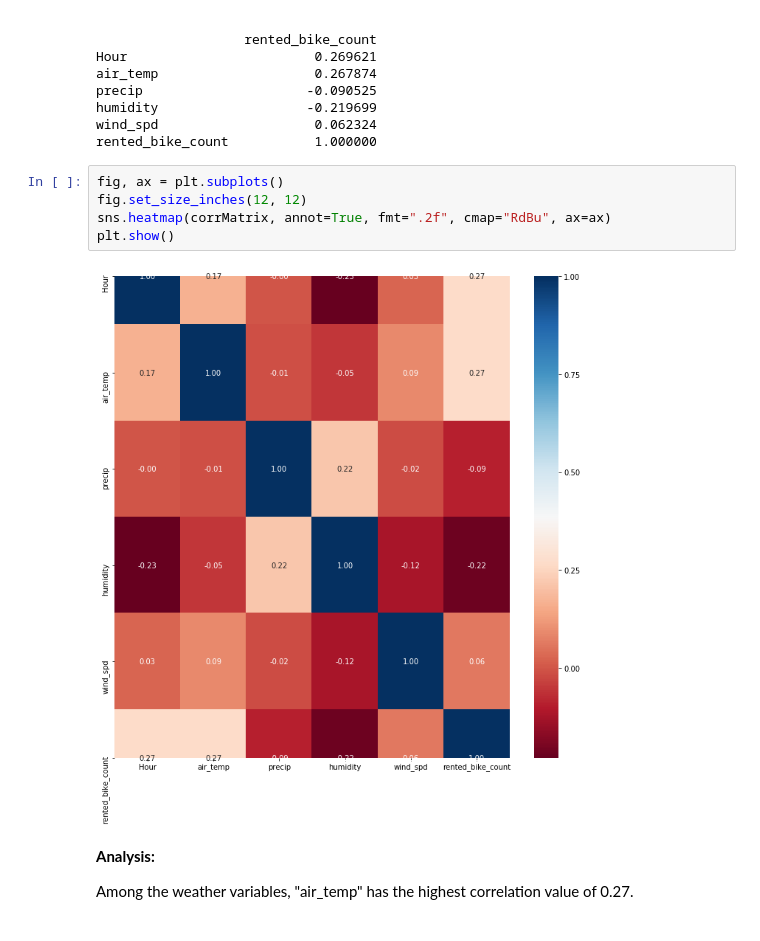
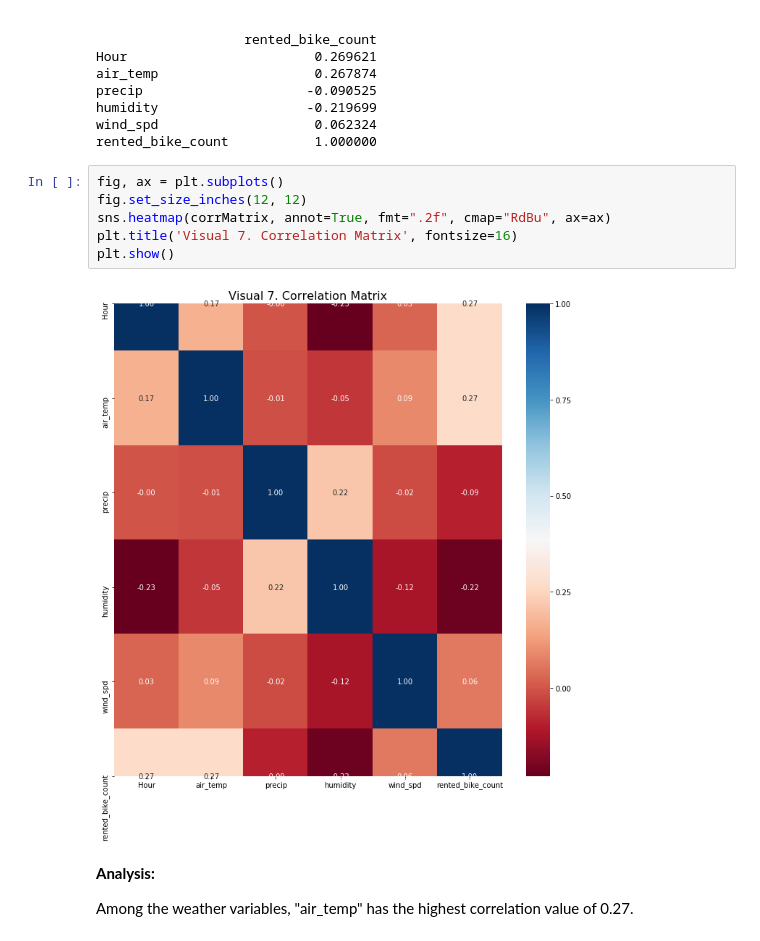
Before and after one commit to ql228/citi_bike, a Jupyter notebook: Qinyuan_Lu_Final_DataVisual.ipynb, the cells around one changed output. Cells and saved outputs as stored; diff of their text form.

```diff
--- a/Qinyuan_Lu_Final_DataVisual.ipynb
+++ b/Qinyuan_Lu_Final_DataVisual.ipynb
@@ -330,10 +330,11 @@ rented_bike_count           1.000000
 # %%
 fig, ax = plt.subplots()
 fig.set_size_inches(12, 12)
 sns.heatmap(corrMatrix, annot=True, fmt=".2f", cmap="RdBu", ax=ax)
+plt.title('Visual 7. Correlation Matrix', fontsize=16)
 plt.show()
 # %% [output]
-[figure, old version]
+[figure, new version]
 # %% [markdown]
 __Analysis:__
 
```
Also changed, not shown: parts of 7 cells of this notebook.
